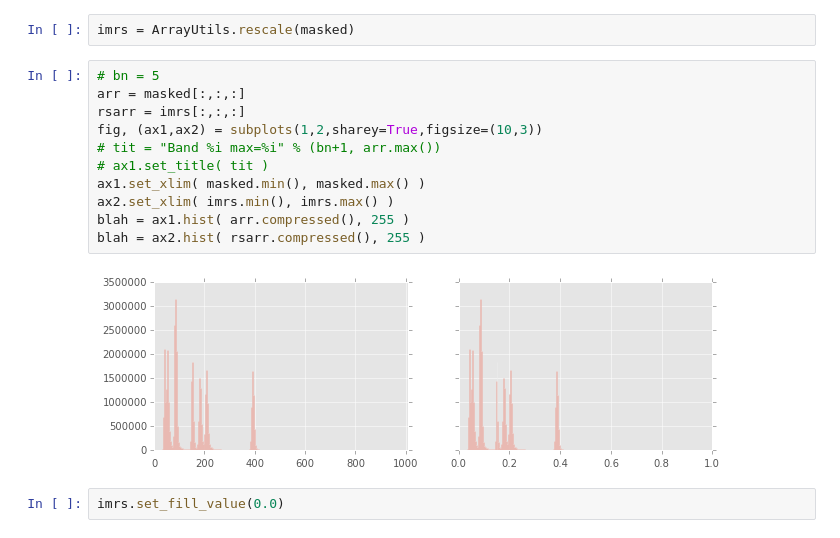
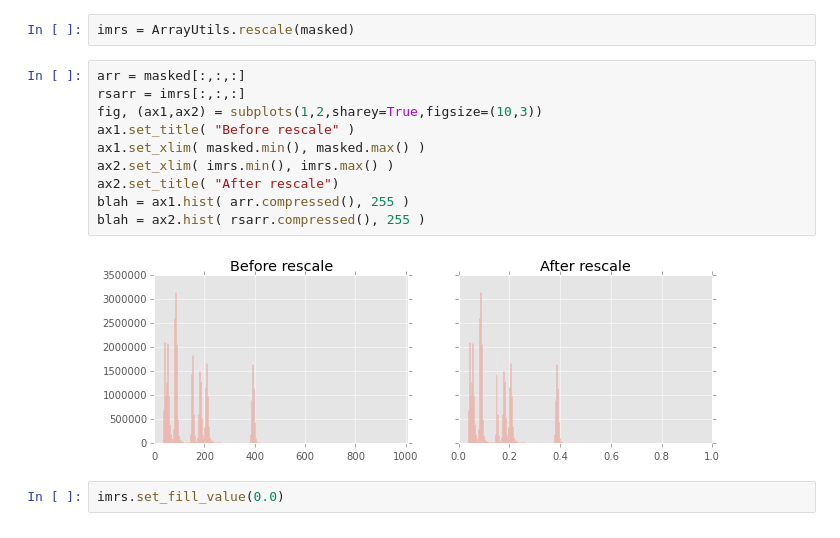
Before and after one commit to jkibele/OpticalRS, a Jupyter notebook: docs/notebooks/depth/ImageryPreprocessing.ipynb, the cells around one changed output. Saved outputs shown, nothing was run; the diff lists cells and outputs as text.

Commit message:
I think the Imagery Preprocessing notebook is all done.

```diff
--- a/docs/notebooks/depth/ImageryPreprocessing.ipynb
+++ b/docs/notebooks/depth/ImageryPreprocessing.ipynb
@@ -68,18 +76,17 @@ The `denoise_bilateral` applies `img_as_float` if it gets a non-float image. `im
 # %%
 imrs = ArrayUtils.rescale(masked)
 # %%
-# bn = 5
 arr = masked[:,:,:]
 rsarr = imrs[:,:,:]
 fig, (ax1,ax2) = subplots(1,2,sharey=True,figsize=(10,3))
-# tit = "Band %i max=%i" % (bn+1, arr.max())
-# ax1.set_title( tit )
+ax1.set_title( "Before rescale" )
 ax1.set_xlim( masked.min(), masked.max() )
 ax2.set_xlim( imrs.min(), imrs.max() )
+ax2.set_title( "After rescale")
 blah = ax1.hist( arr.compressed(), 255 )
 blah = ax2.hist( rsarr.compressed(), 255 )
 # %% [output]
-[figure, old version]
+[figure, new version]
 # %%
 imrs.set_fill_value(0.0)
 # %%
```
Also changed, not shown: parts of 21 cells of this notebook.
